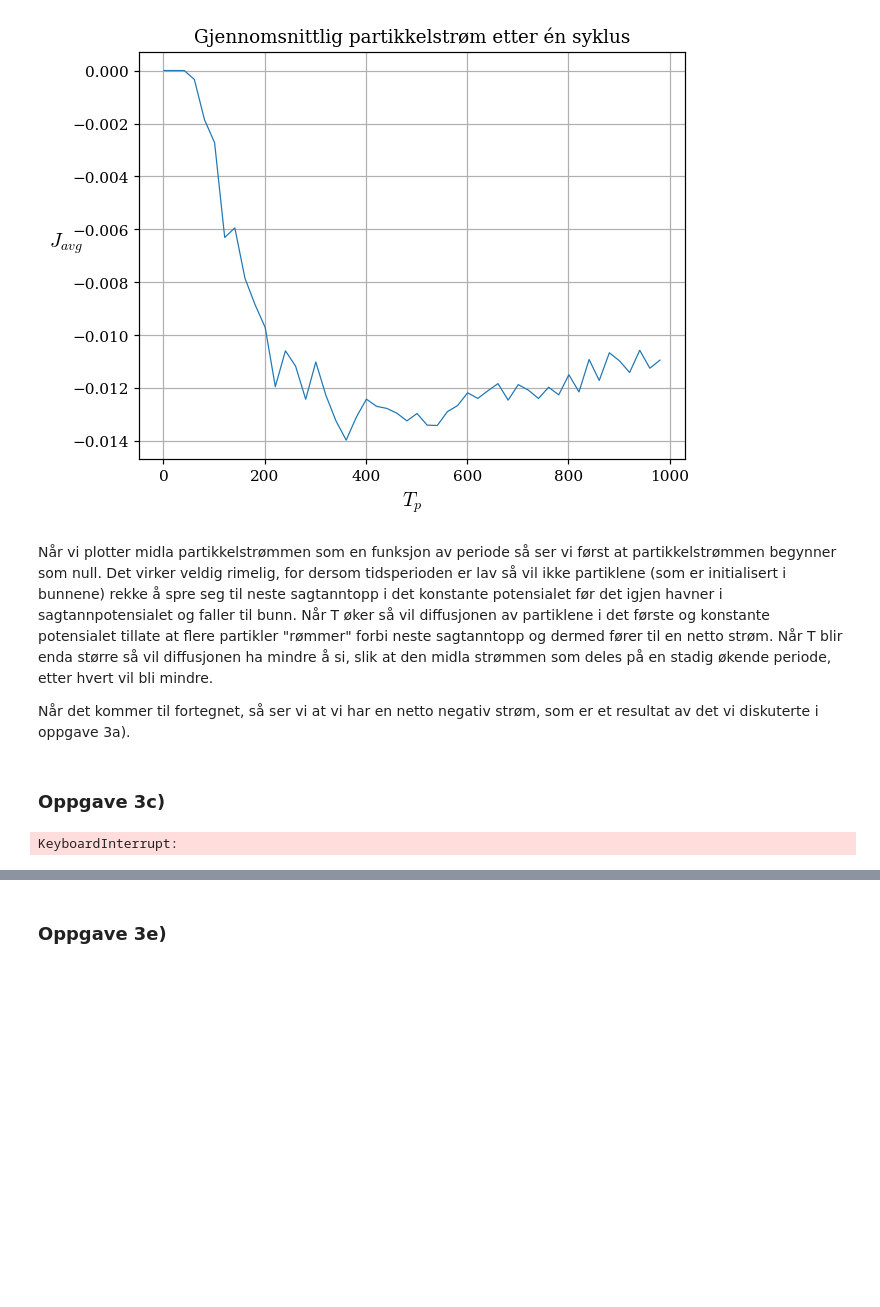
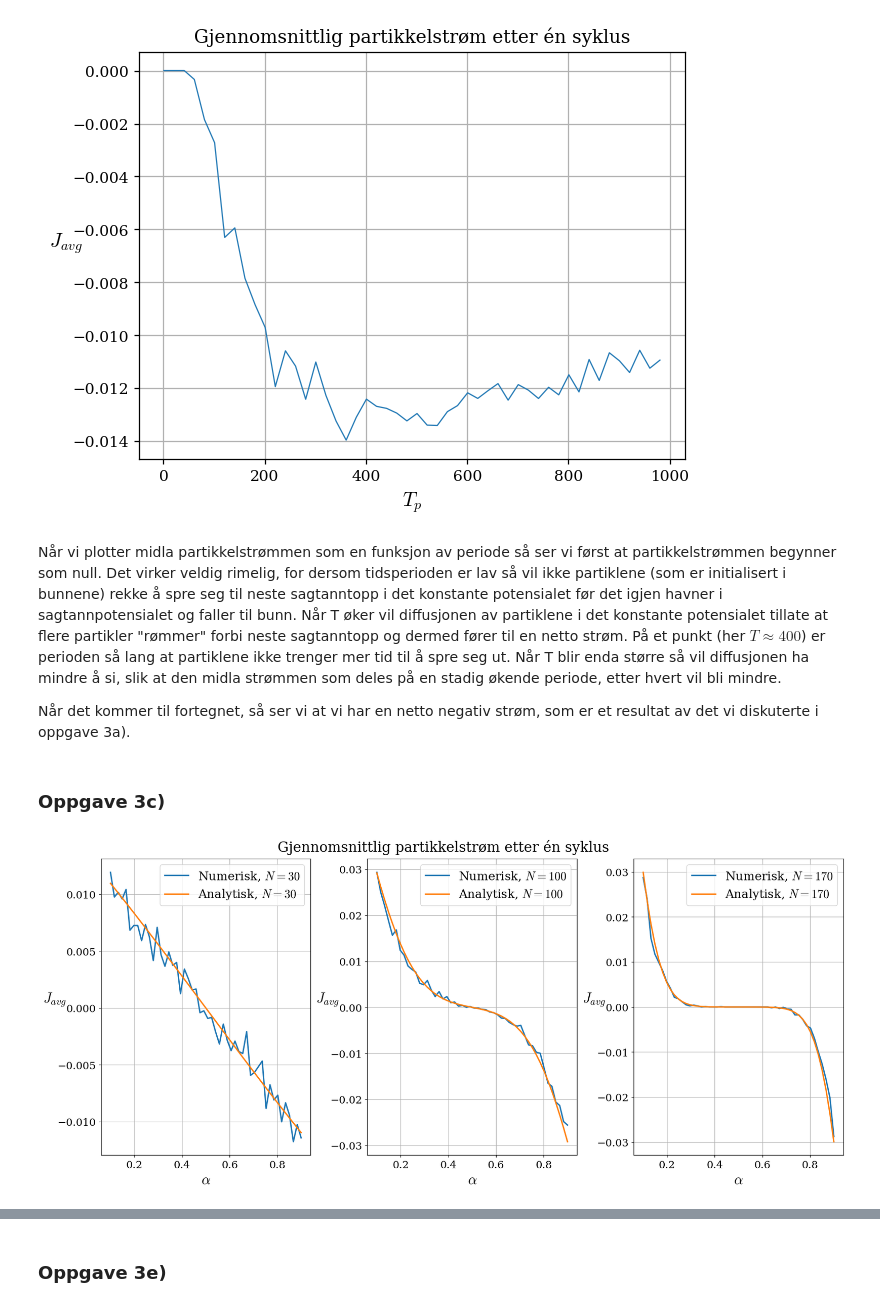
Before and after one commit to nikolaiborbe/VITBER_prosjekt2, a Jupyter notebook: Prosjekt2.ipynb, the cells around one changed output, grey strips where cells are left out. Saved outputs shown, nothing was run; the diff lists cells and outputs as text; code cells hidden in the pictures; blank space fills up the shorter version.

```diff
--- a/Prosjekt2.ipynb
+++ b/Prosjekt2.ipynb
@@ -662,7 +661,8 @@ plt.show()
 # %% [output]
 [figure]
 # %% [markdown]
-Når vi plotter midla partikkelstrømmen som en funksjon av periode så ser vi først at partikkelstrømmen begynner som null. Det virker veldig rimelig, for dersom tidsperioden er lav så vil ikke partiklene (som er initialisert i bunnene) rekke å spre seg til neste sagtanntopp i det konstante potensialet før det igjen havner i sagtannpotensialet og faller til bunn. Når T øker så vil diffusjonen av partiklene i det første og konstante potensialet tillate at flere partikler "rømmer" forbi neste sagtanntopp og dermed fører til en netto strøm. Når T blir enda større så vil diffusjonen ha mindre å si, slik at den midla strømmen som deles på en stadig økende periode, etter hvert vil bli mindre.
+Når vi plotter midla partikkelstrømmen som en funksjon av periode så ser vi først at partikkelstrømmen begynner som null. Det virker veldig rimelig, for dersom tidsperioden er lav så vil ikke partiklene (som er initialisert i bunnene) rekke å spre seg til neste sagtanntopp i det konstante potensialet før det igjen havner i sagtannpotensialet og faller til bunn. Når T øker vil diffusjonen av partiklene i det konstante potensialet tillate at flere partikler "rømmer" forbi neste sagtanntopp og dermed fører til en netto strøm. På et punkt (her $T \approx 400$) er perioden så lang at partiklene ikke trenger mer tid til å spre seg ut.
+Når T blir enda større så vil diffusjonen ha mindre å si, slik at den midla strømmen som deles på en stadig økende periode, etter hvert vil bli mindre.
 
 Når det kommer til fortegnet, så ser vi at vi har en netto negativ strøm, som er et resultat av det vi diskuterte i oppgave 3a).
 # %% [markdown]
@@ -677,20 +677,47 @@ def analytical_current(alpha, N, T):
 # %%
 alpha_list = np.linspace(0.1, 0.9, 50)   # Avoid 0 and 1 to prevent singularities
 T = 500
-N = 100
 bk = 1000
 cycles = 1
 
-x_axis = np.arange(-N/2, N/2, 1)
-# The analytical solution assumes all particles initially at the origin.
-init_distribution = np.zeros(N)
-init_distribution[int(N/2)] = 12*N
+N_list = [30, 100, 170]
+solutions = {}
+for N in N_list:
 
-currents = np.zeros(50)
-analytical_currents = np.zeros(50)
-for i in tqdm.trange(50): #tqdm.trange provides a progress bar for the for-loop
-    alpha = alpha_list[i]
-    currents[i] = ratchet_current(init_distribution, x_axis, alpha, T, cycles, bk, N)[1][0]
-    analytical_currents[i] = analytical_current(alpha, N, T)
+    x_axis = np.arange(-N, N, 1)
+
+    # Same initial distribution as 3b
+    init_distribution = np.zeros(2*N)
+    init_distribution[0] = 6*N
+    init_distribution[N] = 6*N
+
+    currents = np.zeros(50)
+    analytical_currents = np.zeros(50)
+    for i in tqdm.trange(50):
+        alpha = alpha_list[i]
+        currents[i] = ratchet_current(init_distribution, x_axis, alpha, T, cycles, bk, N)[1][0]
+        analytical_currents[i] = analytical_current(alpha, N, T)
+
+    solutions[f'Numerisk, $N_x={N}$'] = currents
+    solutions[f'Analytisk, $N_x={N}$'] = analytical_currents
-# %% [output]
-KeyboardInterrupt:
+# %%
+# Plotting
+
+fig, axs = plt.subplots(1, 3, constrained_layout = True, figsize = (16, 7), edgecolor = 'k')
+
+a = 0
+for name, solution in solutions.items():
+    i = math.floor(a)
+
+    axs[i].plot(alpha_list, solution, label = name, linewidth = 2)
+    axs[i].set_ylabel('$J_{avg}$', rotation = 'horizontal', size = 20)
+    axs[i].set_xlabel('$\\alpha$', size = 20)
+    axs[i].tick_params(labelsize = 15)
+    axs[i].legend(fontsize = 17)
+
+    a += 0.5
+
+fig.suptitle('Gjennomsnittlig partikkelstrøm etter én syklus', fontsize = 20)
+plt.show()
+# %% [output]
+[figure, added]
```
Also changed, not shown: parts of 16 cells of this notebook.
